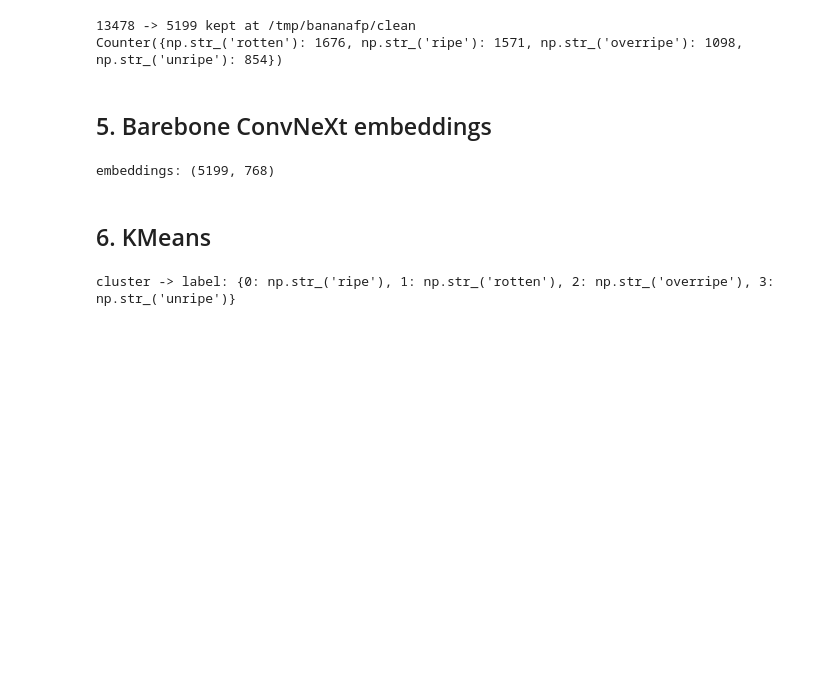
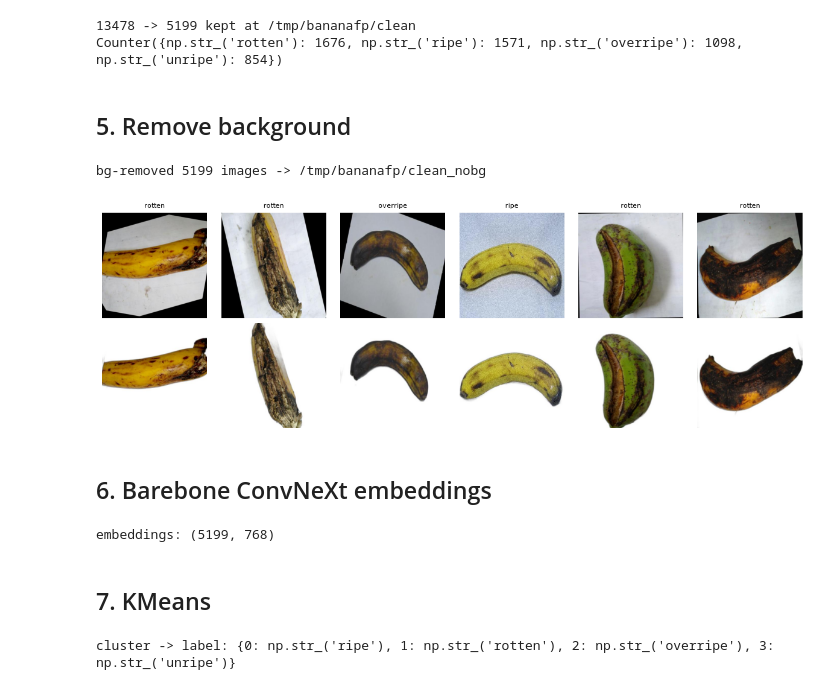
Before and after one commit to AIEngCourses/kcvlbe, a Jupyter notebook: fp/banana-clean.ipynb, the cells around one changed output. Cells and saved outputs as stored; diff of their text form; code cells hidden in the pictures; blank space fills up the shorter version.

```diff
--- a/fp/banana-clean.ipynb
+++ b/fp/banana-clean.ipynb
@@ -27,6 +29,7 @@ DATASET_SLUG = "shahriar26s/banana-ripeness-classification-dataset"
 DATASET_DIR_NAME = "Banana Ripeness Classification Dataset"
 WORK_DIR = Path("/tmp/bananafp")
 CLEAN_DIR = WORK_DIR / "clean"
+NOBG_DIR = WORK_DIR / "clean_nobg"  # bg-removed copy of CLEAN_DIR (cached)
 IMAGE_EXTS = {".jpg", ".jpeg", ".png", ".webp"}
 UUID_RE = re.compile(r"[0-9a-f]{8}-[0-9a-f]{4}-[0-9a-f]{4}-[0-9a-f]{4}-[0-9a-f]{12}")
 HASH_SIZE = 16  # dHash -> 16*16 = 256 bits
@@ -148,8 +151,45 @@ print(Counter(y))
 # %% [output]
 13478 -> 5199 kept at /tmp/bananafp/clean
 Counter({np.str_('rotten'): 1676, np.str_('ripe'): 1571, np.str_('overripe'): 1098, np.str_('unripe'): 854})
+# %% [markdown]
+## 5. Remove background
+# %%
+# NOTE: default bria-rmbg (~1GB) OOMs -> tiny u2netp, one shared session
+REM_BG_SESSION = new_session("u2netp")
+
+def remove_bg(pil: Image.Image) -> Image.Image:
+    fg = remove(pil.convert("RGB"), session=REM_BG_SESSION)
+    bg = Image.new("RGB", fg.size, (255, 255, 255))
+    bg.paste(fg, mask=fg.split()[3])
+    return bg
+
+# Cached: only processes files missing from NOBG_DIR; order matches clean_paths / y
+nobg_paths = []
+for p in clean_paths:
+    q = NOBG_DIR / p.relative_to(CLEAN_DIR)
+    if not q.exists():
+        q.parent.mkdir(parents=True, exist_ok=True)
+        remove_bg(Image.open(p)).save(q)
+    nobg_paths.append(q)
+print(f"bg-removed {len(nobg_paths)} images -> {NOBG_DIR}")
+# %% [output]
+bg-removed 5199 images -> /tmp/bananafp/clean_nobg
+# %%
+# eyeball: original vs bg-removed
+import matplotlib.pyplot as plt
+
+sample = random.Random(SEED).sample(range(len(clean_paths)), 6)
+fig, axes = plt.subplots(2, len(sample), figsize=(2 * len(sample), 4))
+for col, i in enumerate(sample):
+    axes[0, col].imshow(Image.open(clean_paths[i])); axes[0, col].set_title(y[i], fontsize=8)
+    axes[1, col].imshow(Image.open(nobg_paths[i]))
+for ax in axes.flat:
+    ax.axis("off")
+plt.tight_layout(); plt.show()
+# %% [output]
+[figure, added]
 # %% [markdown]
-## 5. Barebone ConvNeXt embeddings
+## 6. Barebone ConvNeXt embeddings
 # %%
 # Conv stages + global avg pool only: drop the whole classifier head
 # (LayerNorm2d -> Flatten -> Linear) -> raw (768,) pooled features
@@ -172,7 +212,7 @@ print("embeddings:", X.shape)
 # %% [output]
 embeddings: (5199, 768)
 # %% [markdown]
-## 6. KMeans
+## 7. KMeans
 # %%
 # L2-normalise so KMeans works on cosine geometry
 Xn = X / np.linalg.norm(X, axis=1, keepdims=True).clip(min=1e-9)
```
Also changed, not shown: parts of 6 cells of this notebook.
